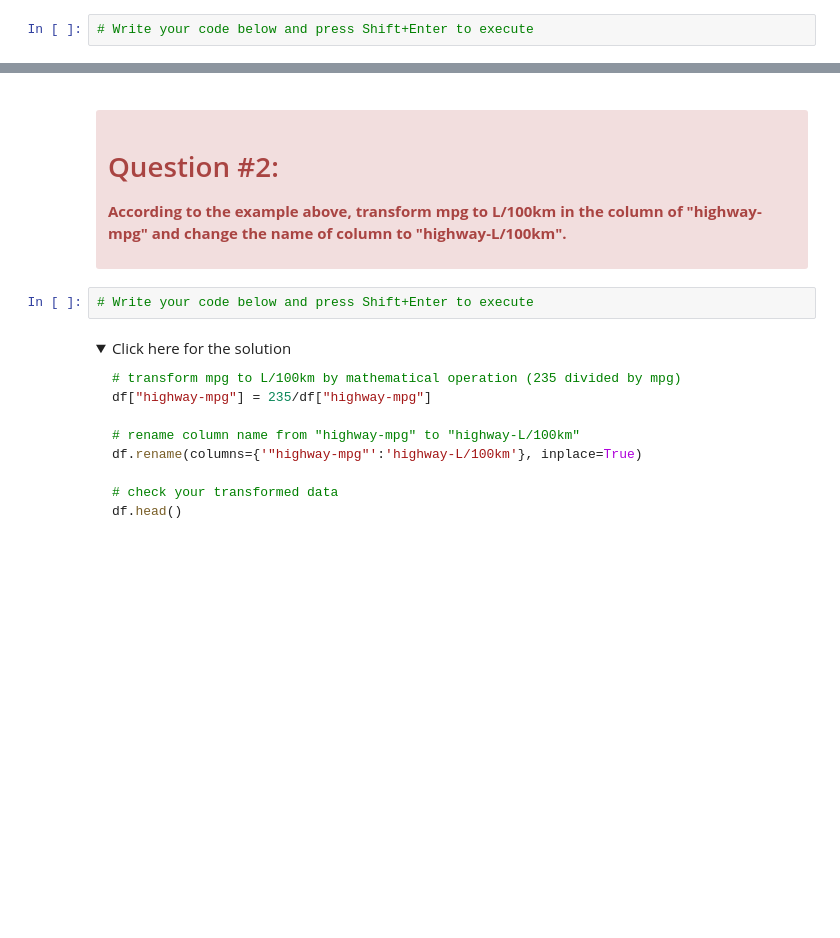
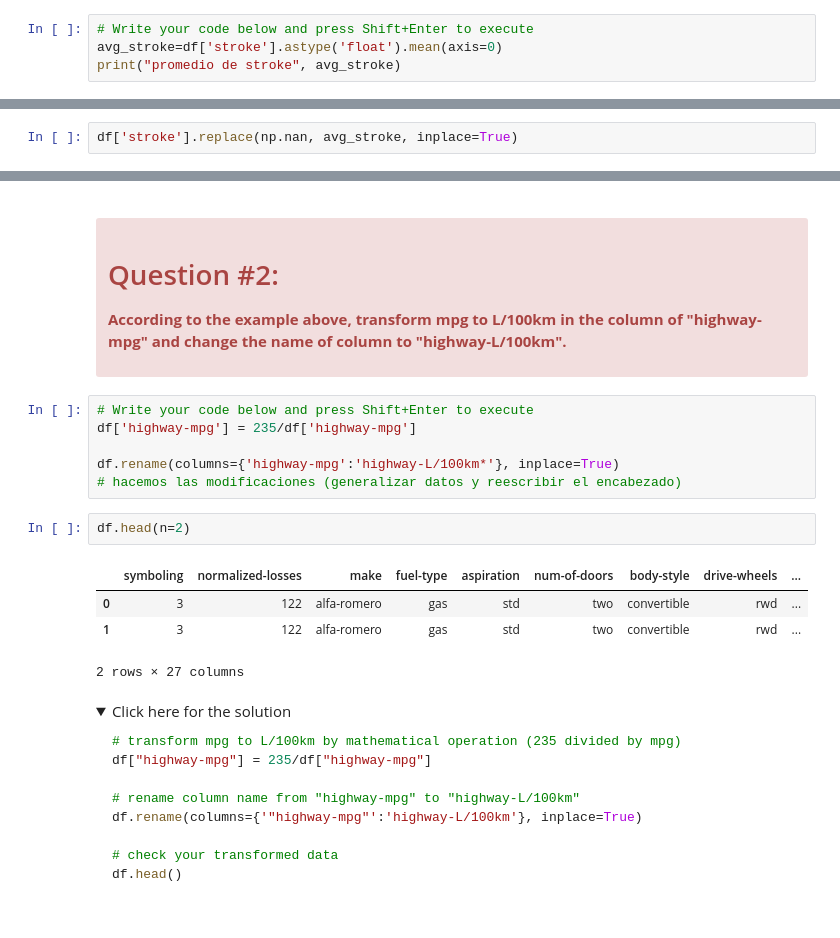
Before and after one commit to titooDiaz/DATA-SCIENCE-EN-PYTHON, a Jupyter notebook: IBM/MODULO 2/Formato de datos/DA0101EN-2-Review-Data-Wrangling.ipynb, the cells around one changed output, grey strips where cells are left out. Saved outputs shown, nothing was run; the diff lists cells and outputs as text; folded sections open; blank space fills up the shorter version.

Commit message:
data types

```diff
--- a/IBM/MODULO 2/Formato de datos/DA0101EN-2-Review-Data-Wrangling.ipynb
+++ b/IBM/MODULO 2/Formato de datos/DA0101EN-2-Review-Data-Wrangling.ipynb
@@ -297,3 +298,5 @@ For example, when doing 'df[col].method(value, inplace=True)', try using 'df.met
 </div>
 # %%
 # Write your code below and press Shift+Enter to execute
+avg_stroke=df['stroke'].astype('float').mean(axis=0)
+print("promedio de stroke", avg_stroke)
@@ -299,0 +305,2 @@ For example, when doing 'df[col].method(value, inplace=True)', try using 'df.met
+# %%
+df['stroke'].replace(np.nan, avg_stroke, inplace=True)
@@ -509,6 +530,17 @@ df.head()
 </div>
 # %%
 # Write your code below and press Shift+Enter to execute
+df['highway-mpg'] = 235/df['highway-mpg']
+
+df.rename(columns={'highway-mpg':'highway-L/100km*'}, inplace=True)
+# hacemos las modificaciones (generalizar datos y reescribir el encabezado)
+# %%
+df.head(n=2)
+# %% [output]
+|  | symboling | normalized-losses | make | fuel-type | aspiration | num-of-doors | body-style | drive-wheels | ... |
+| 0 | 3 | 122 | alfa-romero | gas | std | two | convertible | rwd | ... |
+| 1 | 3 | 122 | alfa-romero | gas | std | two | convertible | rwd | ... |
+2 rows × 27 columns
 # %% [markdown]
 <details><summary>Click here for the solution</summary>
 
```
Also changed, not shown: parts of 16 cells of this notebook, 2 other files.
